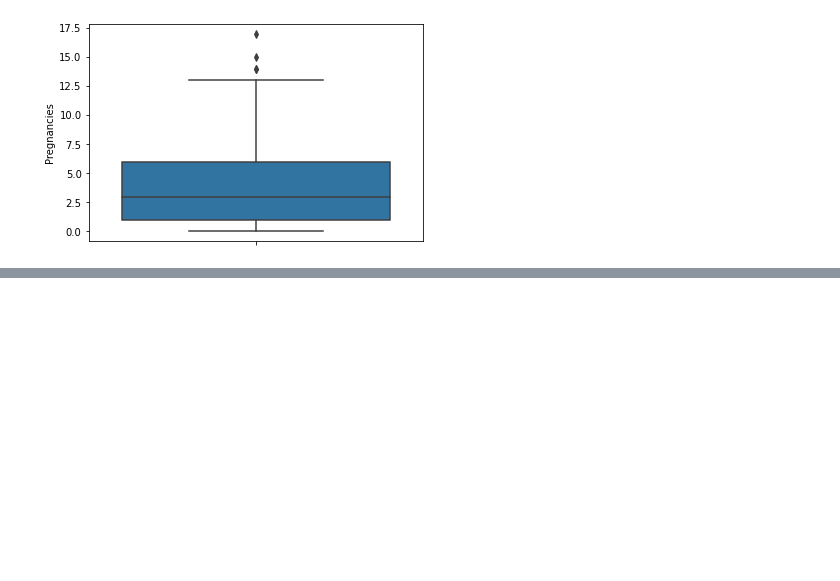
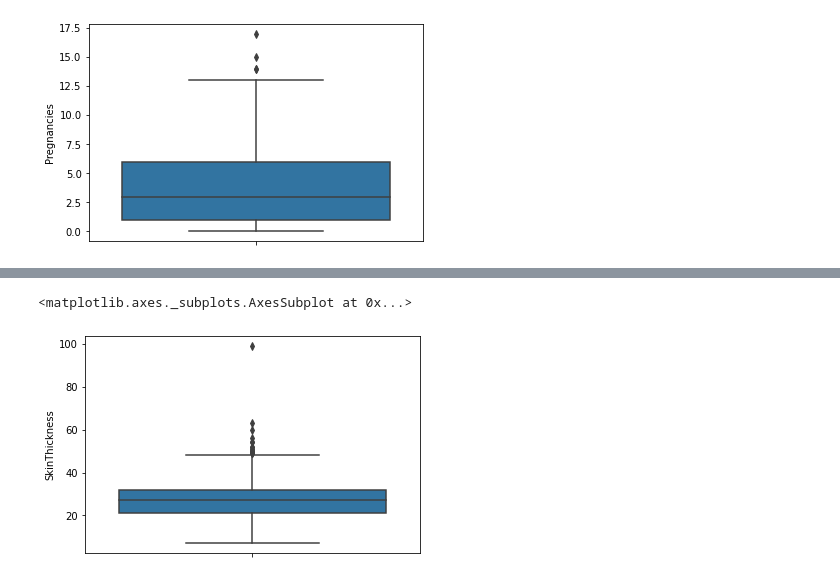
Before and after one commit to w1767/w1767, a Jupyter notebook: Machine_Learn_methods_enseble.ipynb, the cells around one changed output, grey strips where cells are left out. Saved outputs shown, nothing was run; the diff lists cells and outputs as text; code cells hidden in the pictures; blank space fills up the shorter version.

```diff
--- a/Machine_Learn_methods_enseble.ipynb
+++ b/Machine_Learn_methods_enseble.ipynb
@@ -207,0 +218,5 @@ sns.boxplot(y='Pregnancies', data=df, showfliers = True)
+# %%
+sns.boxplot(y='SkinThickness', data=df)
+# %% [output]
+<matplotlib.axes._subplots.AxesSubplot at 0x...>
+[figure, added]
```
Also changed, not shown: parts of 115 cells of this notebook.
